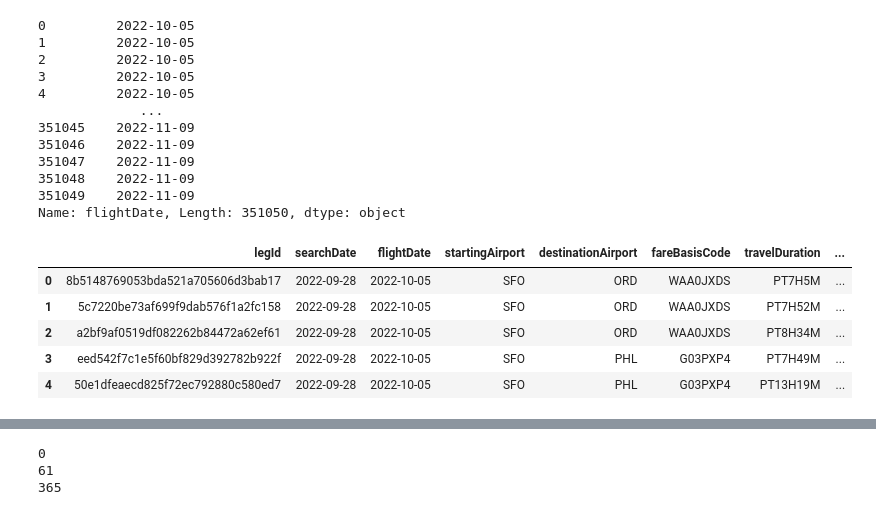
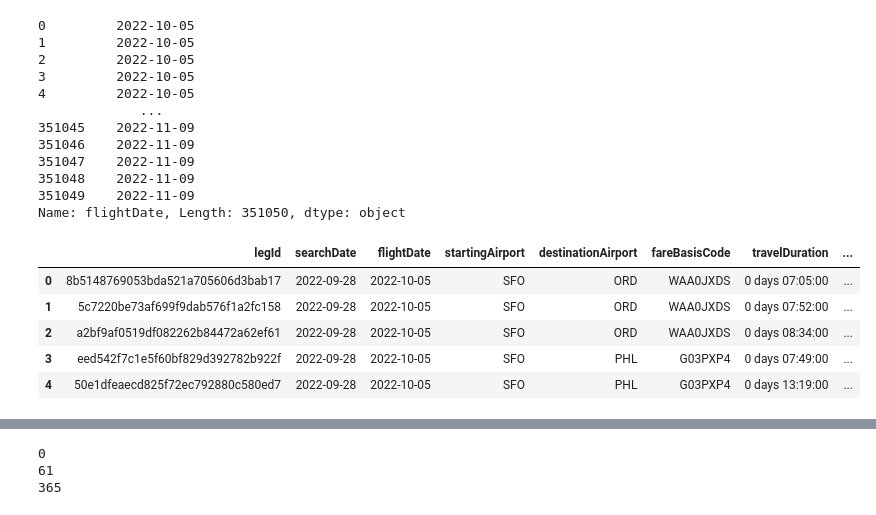
Before and after one commit to TurnerE8/Flight-Price-Predictor, a Jupyter notebook: GetTables.ipynb, the cells around one changed output, grey strips where cells are left out. Drawn from its saved outputs; the diff is of its cells as text; code cells hidden in the pictures.

```diff
--- a/GetTables.ipynb
+++ b/GetTables.ipynb
@@ -43,3 +43,7 @@ df.head()
 | 2 | a2bf9af0519df082262b84472a62ef61 | 2022-09-28 | 2022-10-05 | SFO | ORD | WAA0JXDS | PT8H34M | ... |
 | 3 | eed542f7c1e5f60bf829d392782b922f | 2022-09-28 | 2022-10-05 | SFO | PHL | G03PXP4 | PT7H49M | ... |
 | 4 | 50e1dfeaecd825f72ec792880c580ed7 | 2022-09-28 | 2022-10-05 | SFO | PHL | G03PXP4 | PT13H19M | ... |
+# %%
+# Make 'travelDuration' object data into datetime.
+df['travelDuration'] = pd.to_timedelta(df['travelDuration'])
+df.head()
@@ -61,14 +72,14 @@ df["flightDate"]
 Name: flightDate, Length: 351050, dtype: object
 # %%
 # Add new column for how many days before a flight a search took place.
-df["searchDaysBeforeFlight"] = pd.to_datetime(df["flightDate"]) - pd.to_datetime(df["searchDate"])
+df["searchDaysBeforeFlight"] = (pd.to_datetime(df["flightDate"]) - pd.to_datetime(df["searchDate"])).dt.days
 df.head()
 # %% [output]
 |  | legId | searchDate | flightDate | startingAirport | destinationAirport | fareBasisCode | travelDuration | ... |
-| 0 | 8b5148769053bda521a705606d3bab17 | 2022-09-28 | 2022-10-05 | SFO | ORD | WAA0JXDS | PT7H5M | ... |
-| 1 | 5c7220be73af699f9dab576f1a2fc158 | 2022-09-28 | 2022-10-05 | SFO | ORD | WAA0JXDS | PT7H52M | ... |
-| 2 | a2bf9af0519df082262b84472a62ef61 | 2022-09-28 | 2022-10-05 | SFO | ORD | WAA0JXDS | PT8H34M | ... |
-| 3 | eed542f7c1e5f60bf829d392782b922f | 2022-09-28 | 2022-10-05 | SFO | PHL | G03PXP4 | PT7H49M | ... |
-| 4 | 50e1dfeaecd825f72ec792880c580ed7 | 2022-09-28 | 2022-10-05 | SFO | PHL | G03PXP4 | PT13H19M | ... |
+| 0 | 8b5148769053bda521a705606d3bab17 | 2022-09-28 | 2022-10-05 | SFO | ORD | WAA0JXDS | 0 days 07:05:00 | ... |
+| 1 | 5c7220be73af699f9dab576f1a2fc158 | 2022-09-28 | 2022-10-05 | SFO | ORD | WAA0JXDS | 0 days 07:52:00 | ... |
+| 2 | a2bf9af0519df082262b84472a62ef61 | 2022-09-28 | 2022-10-05 | SFO | ORD | WAA0JXDS | 0 days 08:34:00 | ... |
+| 3 | eed542f7c1e5f60bf829d392782b922f | 2022-09-28 | 2022-10-05 | SFO | PHL | G03PXP4 | 0 days 07:49:00 | ... |
+| 4 | 50e1dfeaecd825f72ec792880c580ed7 | 2022-09-28 | 2022-10-05 | SFO | PHL | G03PXP4 | 0 days 13:19:00 | ... |
 # %%
 # It seems that the search date is always 2022-09-28.
```
Also changed, not shown: parts of 7 cells of this notebook, 5 other files.
